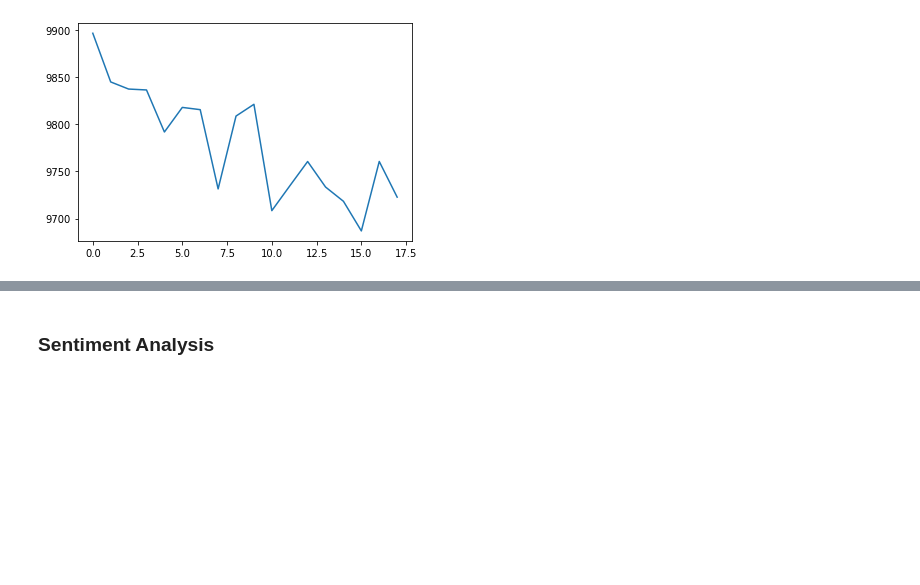
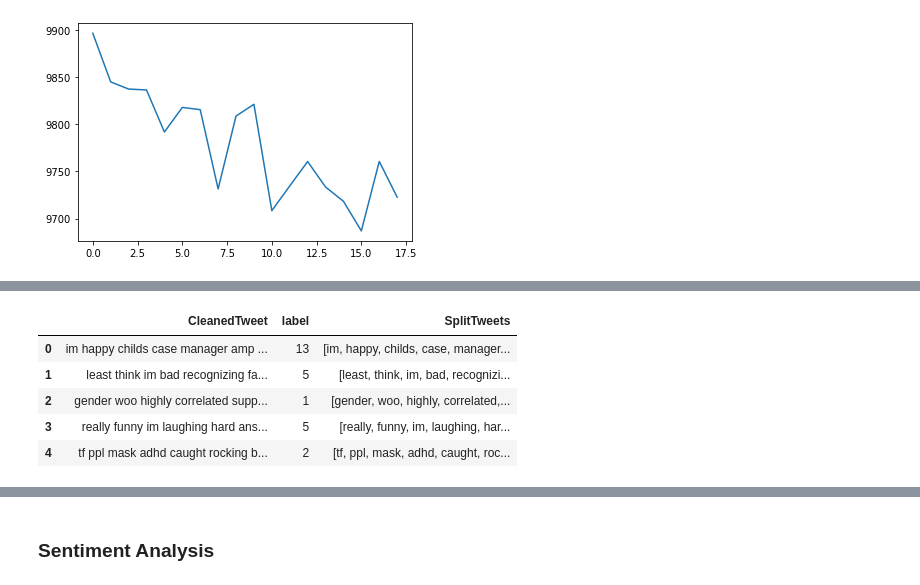
Before and after one commit to regmibishal1/data605-ASD, a Jupyter notebook: Data605-ASD-Project.ipynb, the cells around one changed output, grey strips where cells are left out. Cells and saved outputs as stored; diff of their text form; code cells hidden in the pictures; blank space fills up the shorter version.

```diff
--- a/Data605-ASD-Project.ipynb
+++ b/Data605-ASD-Project.ipynb
@@ -297,0 +360,3 @@ plt.plot(inertias)
+# %%
+subset = clusterData[clusterData.columns[5:7]]
+subset
@@ -297,0 +373,28 @@ plt.plot(inertias)
+# %%
+# convert the row of cleaned tweet into a list and group all the words into a bag of word
+# Creating functions to clean up the tweet and tokenize each tweet
+
+def splitTweet(text):
+    '''
+    Split each of rows of tweets into a list so that they can be made into a list later
+    '''
+    temp = text.split()
+    return temp
+
+def splitTweets(df):
+    '''
+    Take in partitions and split the cleaned tweets into a list
+    '''
+    df["SplitTweets"] = df["CleanedTweet"].map(splitTweet)
+    return df
+# %%
+# set up for bag of words
+subset = subset.map_partitions(splitTweets)
+subset.head()
+# %% [output]
+|  | CleanedTweet | label | SplitTweets |
+| 0 | im happy childs case manager amp ... | 13 | [im, happy, childs, case, manager... |
+| 1 | least think im bad recognizing fa... | 5 | [least, think, im, bad, recognizi... |
+| 2 | gender woo highly correlated supp... | 1 | [gender, woo, highly, correlated,... |
+| 3 | really funny im laughing hard ans... | 5 | [really, funny, im, laughing, har... |
+| 4 | tf ppl mask adhd caught rocking b... | 2 | [tf, ppl, mask, adhd, caught, roc... |
```
Also changed, not shown: parts of 19 cells of this notebook, 1 other file.
